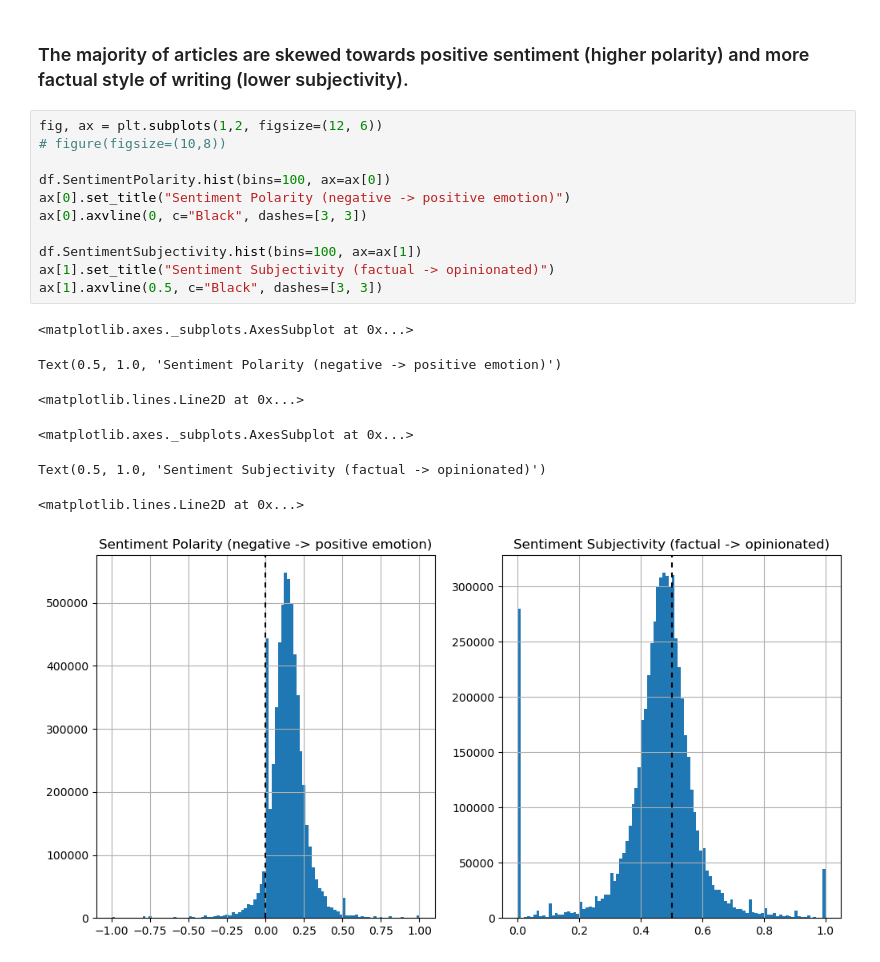
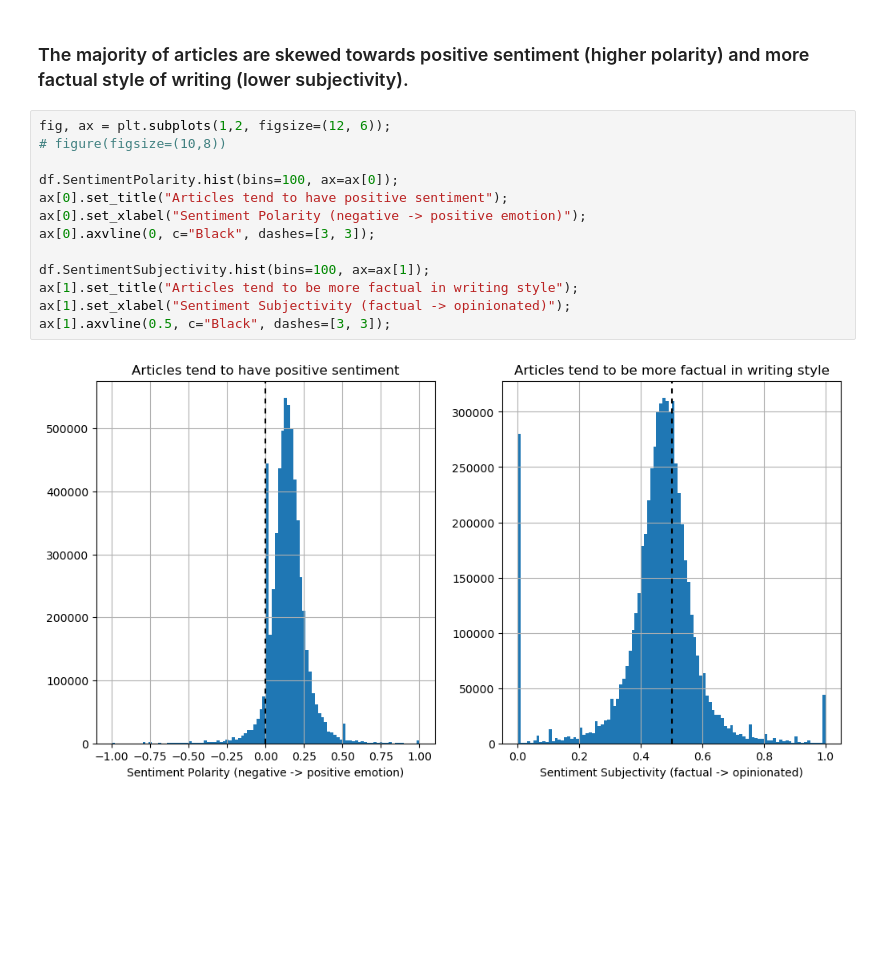
Before and after one commit to leungjch/medium-data-mining, a Jupyter notebook: story_model/analysis/Story_Analysis.ipynb, the cells around one changed output. Cells and saved outputs as stored; diff of their text form; blank space fills up the shorter version.

```diff
--- a/story_model/analysis/Story_Analysis.ipynb
+++ b/story_model/analysis/Story_Analysis.ipynb
@@ -99,21 +99,17 @@ Aspects: Word count and readability, sentiment
 # %% [markdown]
 ### The majority of articles are skewed towards positive sentiment (higher polarity) and more factual style of writing (lower subjectivity).
 # %%
-fig, ax = plt.subplots(1,2, figsize=(12, 6))
+fig, ax = plt.subplots(1,2, figsize=(12, 6));
 # figure(figsize=(10,8))
 
-df.SentimentPolarity.hist(bins=100, ax=ax[0])
-ax[0].set_title("Sentiment Polarity (negative -> positive emotion)")
-ax[0].axvline(0, c="Black", dashes=[3, 3])
+df.SentimentPolarity.hist(bins=100, ax=ax[0]);
+ax[0].set_title("Articles tend to have positive sentiment");
+ax[0].set_xlabel("Sentiment Polarity (negative -> positive emotion)");
+ax[0].axvline(0, c="Black", dashes=[3, 3]);
 
-df.SentimentSubjectivity.hist(bins=100, ax=ax[1])
-ax[1].set_title("Sentiment Subjectivity (factual -> opinionated)")
-ax[1].axvline(0.5, c="Black", dashes=[3, 3])
+df.SentimentSubjectivity.hist(bins=100, ax=ax[1]);
+ax[1].set_title("Articles tend to be more factual in writing style");
+ax[1].set_xlabel("Sentiment Subjectivity (factual -> opinionated)");
+ax[1].axvline(0.5, c="Black", dashes=[3, 3]);
 # %% [output]
-<matplotlib.axes._subplots.AxesSubplot at 0x...>
-Text(0.5, 1.0, 'Sentiment Polarity (negative -> positive emotion)')
-<matplotlib.lines.Line2D at 0x...>
-<matplotlib.axes._subplots.AxesSubplot at 0x...>
-Text(0.5, 1.0, 'Sentiment Subjectivity (factual -> opinionated)')
-<matplotlib.lines.Line2D at 0x...>
-[figure, old version]
+[figure, new version]
```
Also changed, not shown: parts of 9 cells of this notebook.
